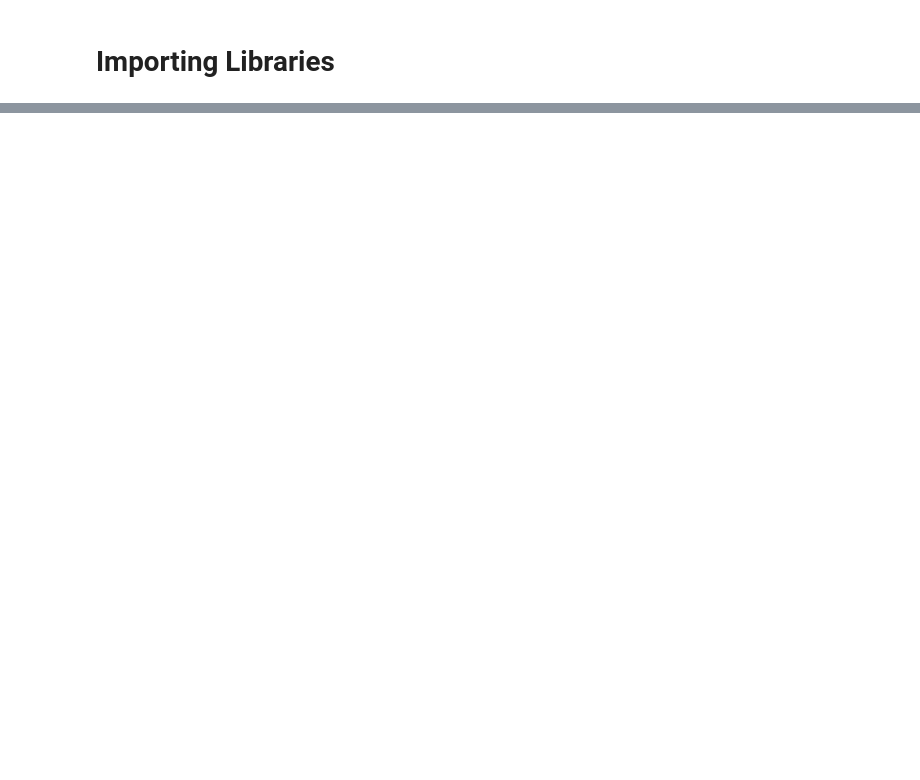
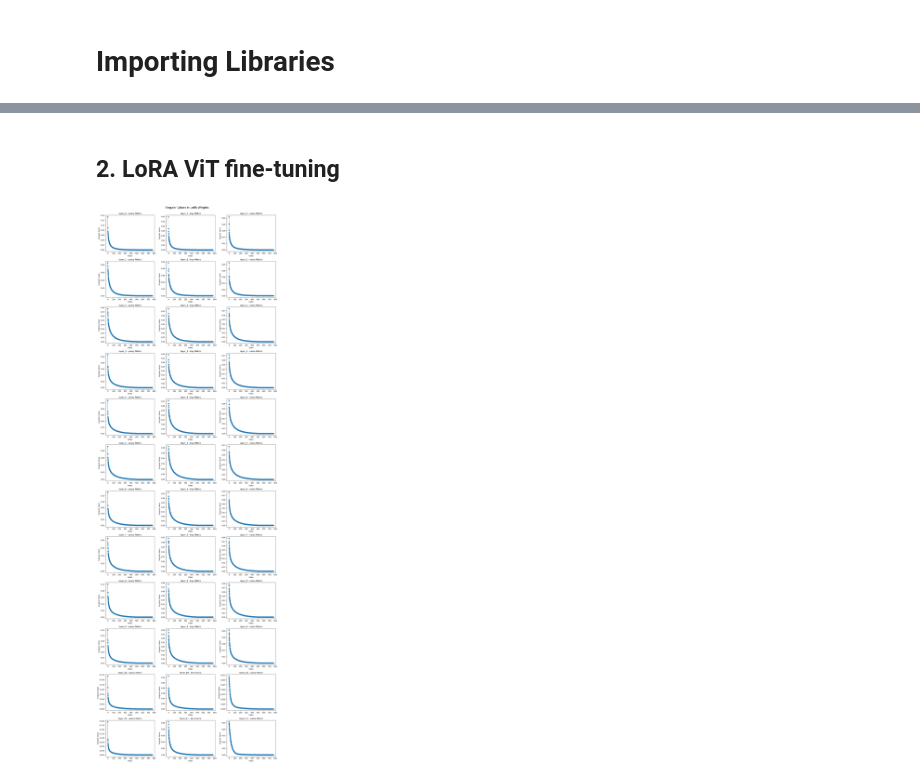
Before and after one commit to ccseibell/LoRA-Score, a Jupyter notebook: results.ipynb, the cells around one changed output, grey strips where cells are left out. Saved outputs shown, nothing was run; the diff lists cells and outputs as text; code cells hidden in the pictures; blank space fills up the shorter version.

```diff
--- a/results.ipynb
+++ b/results.ipynb
@@ -80,2 +105,14 @@ For the Stanford Dog dataset:
 For the Oxford Pet dataset:
 [figure]
+# %% [markdown]
+## 2. LoRA ViT fine-tuning
+# %%
+# Obtaining the train data
+with open("out/lora_training_results.json") as f:
+  training_data = json.load(f)
+# %%
+# Singular values for stanford dogs when training on all the data (Example)
+plot_data = training_data['stanford-dogs']['-'.join([str(i) for i in range(120)])]['SVD Diagonal Entries']
+plot_lora_svd_singular_values(plot_data)
+# %% [output]
+[figure, added]
```
Also changed, not shown: parts of 6 cells of this notebook, 6 other files.
